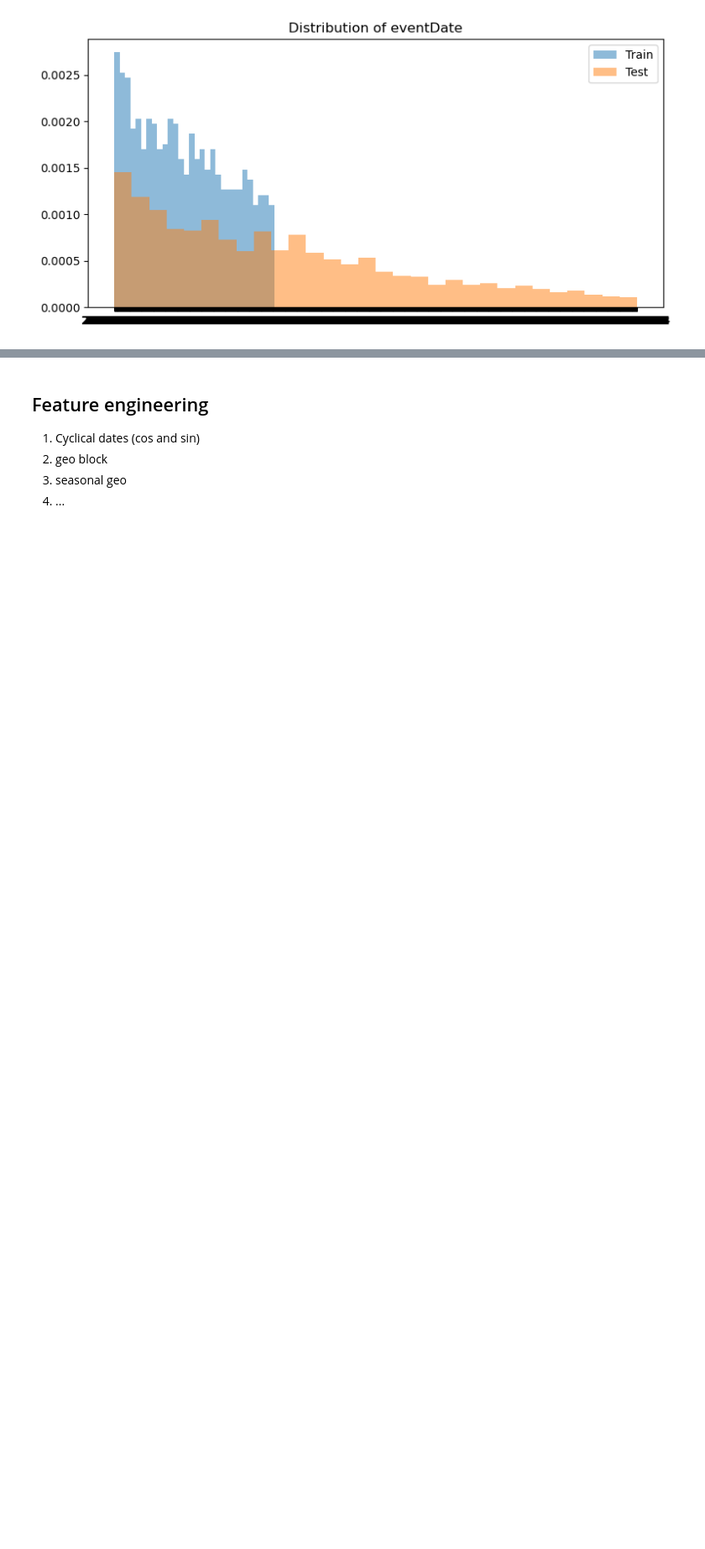
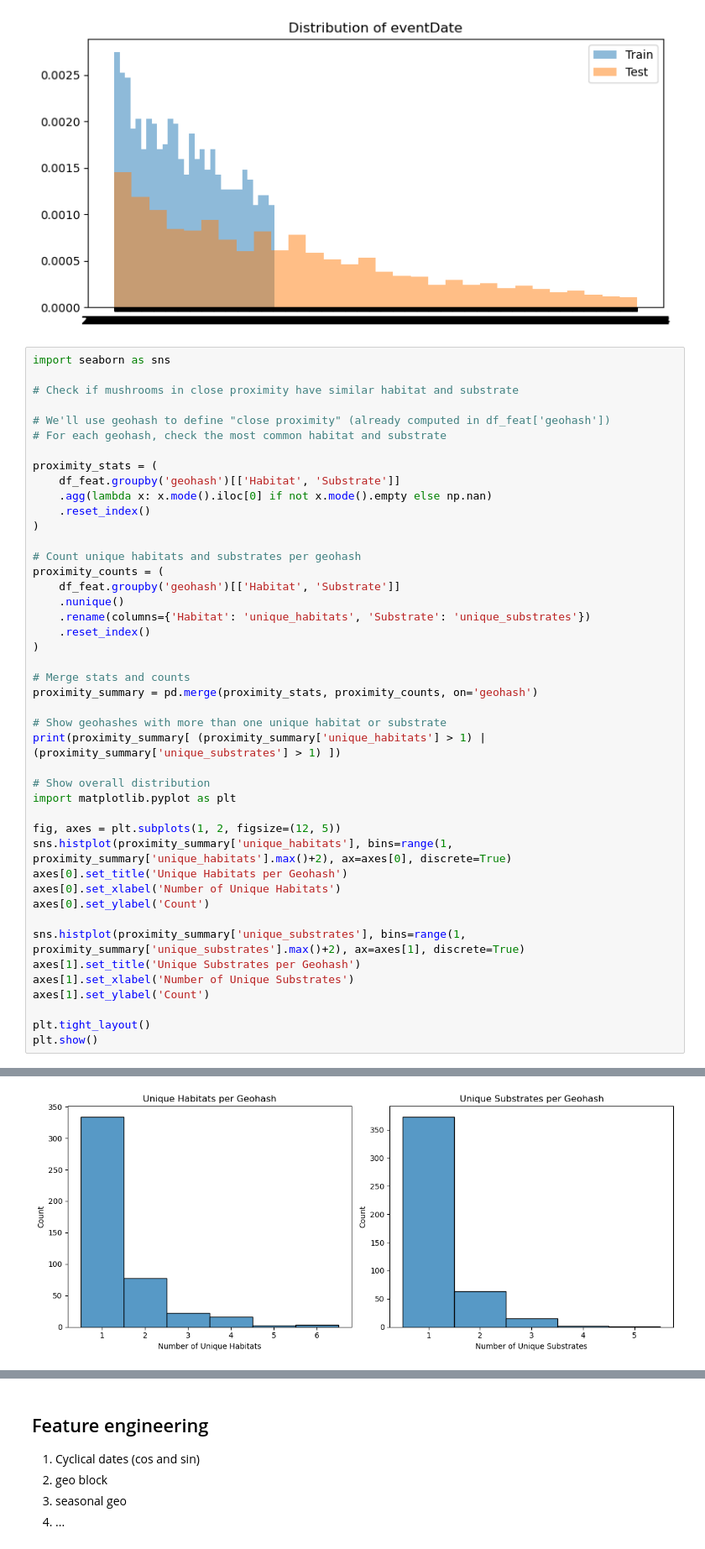
Before and after one commit to alliethebanana/MultimodalDataChallenge2025, a Jupyter notebook: notebooks/02_decision_tree.ipynb, the cells around one changed output, grey strips where cells are left out. Shown at 84% size. Saved outputs shown, nothing was run; the diff lists cells and outputs as text; blank space fills up the shorter version.

Commit message:
map geohash x habitat

```diff
--- a/notebooks/02_decision_tree.ipynb
+++ b/notebooks/02_decision_tree.ipynb
@@ -73,3 +73,48 @@ for col in cols_to_compare:
 [figure]
 [figure]
 [figure]
+# %%
+import seaborn as sns
+
+# Check if mushrooms in close proximity have similar habitat and substrate
+
+# We'll use geohash to define "close proximity" (already computed in df_feat['geohash'])
+# For each geohash, check the most common habitat and substrate
+
+proximity_stats = (
+    df_feat.groupby('geohash')[['Habitat', 'Substrate']]
+    .agg(lambda x: x.mode().iloc[0] if not x.mode().empty else np.nan)
+    .reset_index()
+)
+
+# Count unique habitats and substrates per geohash
+proximity_counts = (
+    df_feat.groupby('geohash')[['Habitat', 'Substrate']]
+    .nunique()
+    .rename(columns={'Habitat': 'unique_habitats', 'Substrate': 'unique_substrates'})
+    .reset_index()
+)
+
+# Merge stats and counts
+proximity_summary = pd.merge(proximity_stats, proximity_counts, on='geohash')
+
+# Show geohashes with more than one unique habitat or substrate
+print(proximity_summary[ (proximity_summary['unique_habitats'] > 1) | (proximity_summary['unique_substrates'] > 1) ])
+
+# Show overall distribution
+import matplotlib.pyplot as plt
+
+fig, axes = plt.subplots(1, 2, figsize=(12, 5))
+sns.histplot(proximity_summary['unique_habitats'], bins=range(1, proximity_summary['unique_habitats'].max()+2), ax=axes[0], discrete=True)
+axes[0].set_title('Unique Habitats per Geohash')
+axes[0].set_xlabel('Number of Unique Habitats')
+axes[0].set_ylabel('Count')
+
+sns.histplot(proximity_summary['unique_substrates'], bins=range(1, proximity_summary['unique_substrates'].max()+2), ax=axes[1], discrete=True)
+axes[1].set_title('Unique Substrates per Geohash')
+axes[1].set_xlabel('Number of Unique Substrates')
+axes[1].set_ylabel('Count')
+
+plt.tight_layout()
+plt.show()
+# %% [output]
@@ -75,0 +138 @@ for col in cols_to_compare:
+[figure, added]
```
Also changed, not shown: parts of 5 cells of this notebook.
